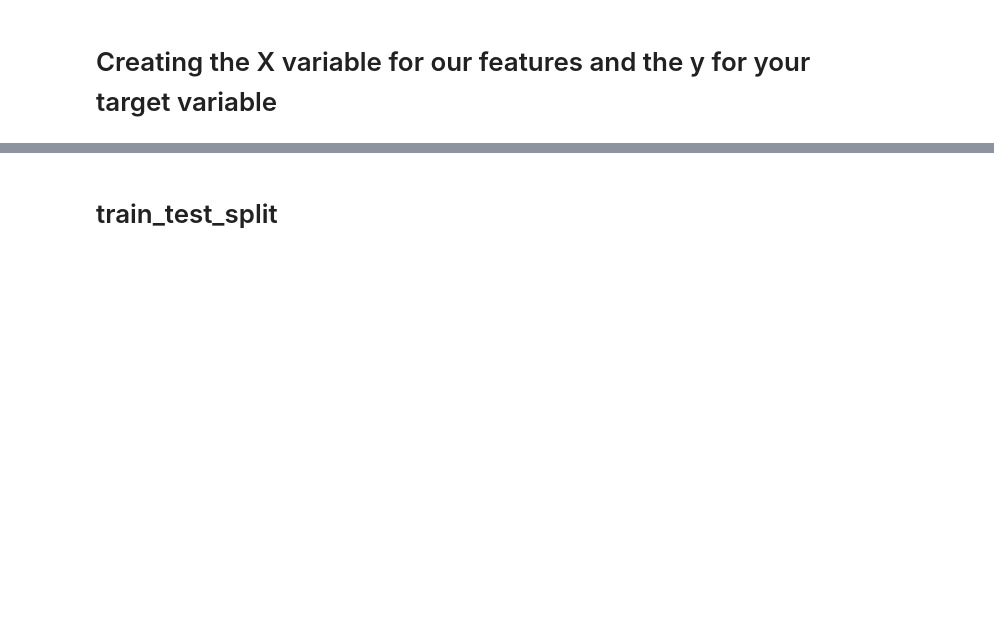
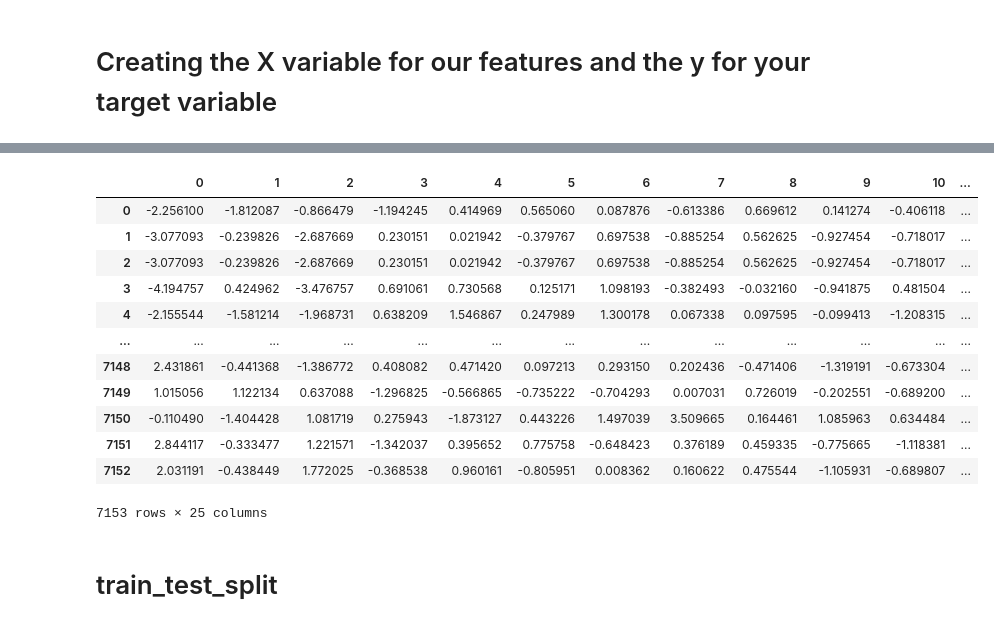
Before and after one commit to amoss038/Over_under, a Jupyter notebook: ml_models_playground.ipynb, the cells around one changed output, grey strips where cells are left out. Saved outputs shown, nothing was run; the diff lists cells and outputs as text; code cells hidden in the pictures; blank space fills up the shorter version.

```diff
--- a/ml_models_playground.ipynb
+++ b/ml_models_playground.ipynb
@@ -152,13 +74,11 @@ df
 # %% [markdown]
 # Creating the X variable for our features and the y for your target variable
 # %%
-#creating the features to begin the initial testing
-X = rolling_data[['PTS', 'FGM', 'FGA', 'FG%', '3PM', '3PA', '3P%', 'FTM',
+X = ml_df[['PTS', 'FGM', 'FGA', 'FG%','3PA', '3P%', 'FTM',
        'FTA', 'FT%', 'OREB', 'DREB', 'REB', 'AST', 'STL', 'BLK', 'TOV', 'PF',
-       '+/-', 'MIN_2', 'PTS_2', 'FGM_2', 'FGA_2', 'FG%_2',
-       '3PM_2', '3PA_2', '3P%_2', 'FTM_2', 'FTA_2', 'FT%_2', 'OREB_2',
+       '+/-', 'PTS_2', 'FGM_2', 'FGA_2', 'FG%_2',
+       '3PM_2', '3PA_2', '3P%_2', 'FT%_2', 'OREB_2',
        'DREB_2', 'REB_2', 'AST_2', 'STL_2', 'BLK_2', 'TOV_2', 'PF_2', '+/-_2']]
 
-
 #creating the y (target variable)
-y = rolling_data['Total_pts']
+y = ml_df['Total_pts']
@@ -165,3 +94,23 @@ y = rolling_data['Total_pts']
+# %%
+## keep 25 components
+x_pca = PCA(25).fit_transform(x_scaled)
+# %%
+pca_df = pd.DataFrame(x_pca)
+pca_df
+# %% [output]
+|  | 0 | 1 | 2 | 3 | 4 | 5 | 6 | 7 | 8 | 9 | 10 | ... |
+| 0 | -2.256100 | -1.812087 | -0.866479 | -1.194245 | 0.414969 | 0.565060 | 0.087876 | -0.613386 | 0.669612 | 0.141274 | -0.406118 | ... |
+| 1 | -3.077093 | -0.239826 | -2.687669 | 0.230151 | 0.021942 | -0.379767 | 0.697538 | -0.885254 | 0.562625 | -0.927454 | -0.718017 | ... |
+| 2 | -3.077093 | -0.239826 | -2.687669 | 0.230151 | 0.021942 | -0.379767 | 0.697538 | -0.885254 | 0.562625 | -0.927454 | -0.718017 | ... |
+| 3 | -4.194757 | 0.424962 | -3.476757 | 0.691061 | 0.730568 | 0.125171 | 1.098193 | -0.382493 | -0.032160 | -0.941875 | 0.481504 | ... |
+| 4 | -2.155544 | -1.581214 | -1.968731 | 0.638209 | 1.546867 | 0.247989 | 1.300178 | 0.067338 | 0.097595 | -0.099413 | -1.208315 | ... |
+| ... | ... | ... | ... | ... | ... | ... | ... | ... | ... | ... | ... | ... |
+| 7148 | 2.431861 | -0.441368 | -1.386772 | 0.408082 | 0.471420 | 0.097213 | 0.293150 | 0.202436 | -0.471406 | -1.319191 | -0.673304 | ... |
+| 7149 | 1.015056 | 1.122134 | 0.637088 | -1.296825 | -0.566865 | -0.735222 | -0.704293 | 0.007031 | 0.726019 | -0.202551 | -0.689200 | ... |
+| 7150 | -0.110490 | -1.404428 | 1.081719 | 0.275943 | -1.873127 | 0.443226 | 1.497039 | 3.509665 | 0.164461 | 1.085963 | 0.634484 | ... |
+| 7151 | 2.844117 | -0.333477 | 1.221571 | -1.342037 | 0.395652 | 0.775758 | -0.648423 | 0.376189 | 0.459335 | -0.775665 | -1.118381 | ... |
+| 7152 | 2.031191 | -0.438449 | 1.772025 | -0.368538 | 0.960161 | -0.805951 | 0.008362 | 0.160622 | 0.475544 | -1.105931 | -0.689807 | ... |
+7153 rows × 25 columns
 # %% [markdown]
 # train_test_split
 # %%
```
Also changed, not shown: parts of 62 cells of this notebook, 15 other files.
